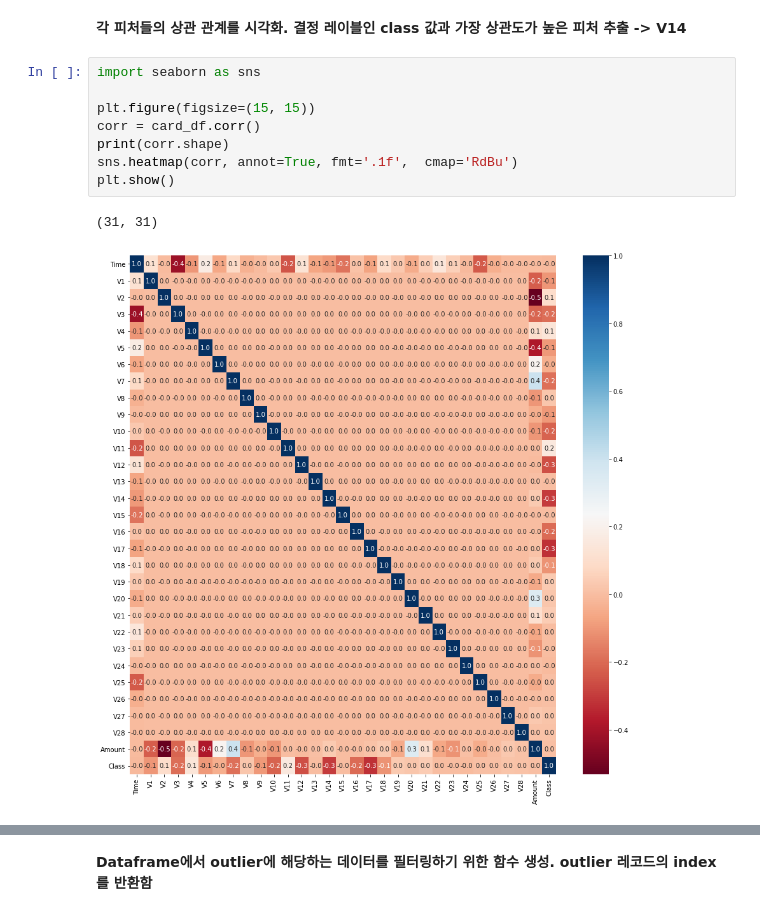
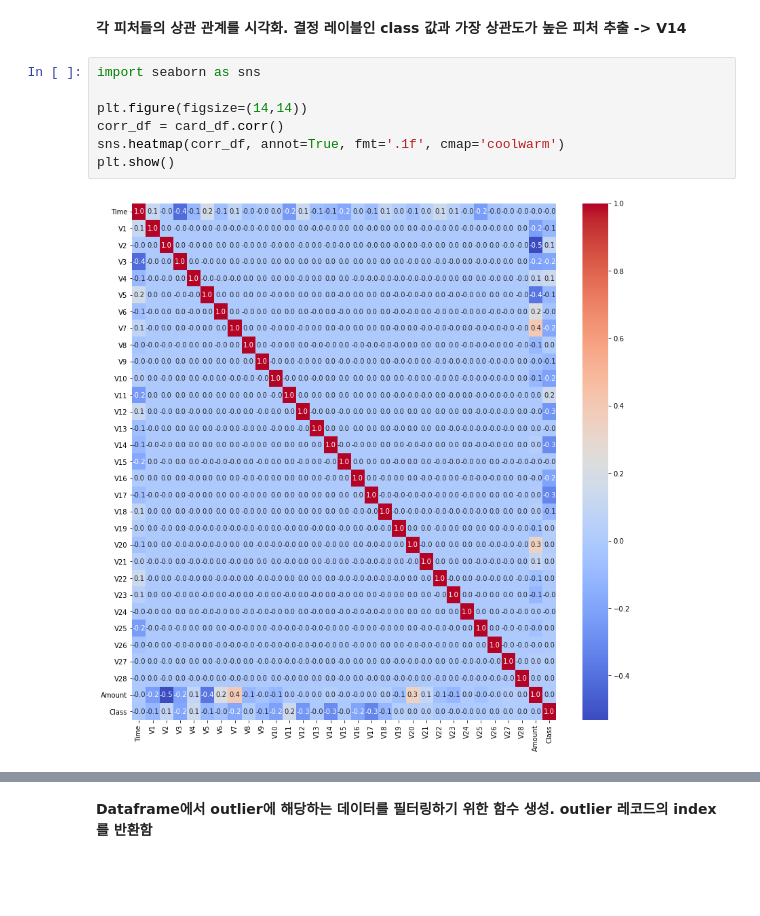
Before and after one commit to netsus/ML_PerfectGuide, a Jupyter notebook: 4장/4.10_ 분류실습_신용카드_사기검출.ipynb, the cells around one changed output, grey strips where cells are left out. Drawn from its saved outputs; the diff is of its cells as text; blank space fills up the shorter version.

```diff
--- a/4장/4.10_ 분류실습_신용카드_사기검출.ipynb
+++ b/4장/4.10_ 분류실습_신용카드_사기검출.ipynb
@@ -309,14 +356,12 @@ plt.show()
 # %%
 import seaborn as sns
 
-plt.figure(figsize=(15, 15))
-corr = card_df.corr()
-print(corr.shape)
-sns.heatmap(corr, annot=True, fmt='.1f',  cmap='RdBu')
+plt.figure(figsize=(14,14))
+corr_df = card_df.corr()
+sns.heatmap(corr_df, annot=True, fmt='.1f', cmap='coolwarm')
 plt.show()
 # %% [output]
-(31, 31)
-[figure, old version]
+[figure, new version]
 # %% [markdown]
 #### IQR
     V14 피처에 적용
```
Also changed, not shown: parts of 29 cells of this notebook.
